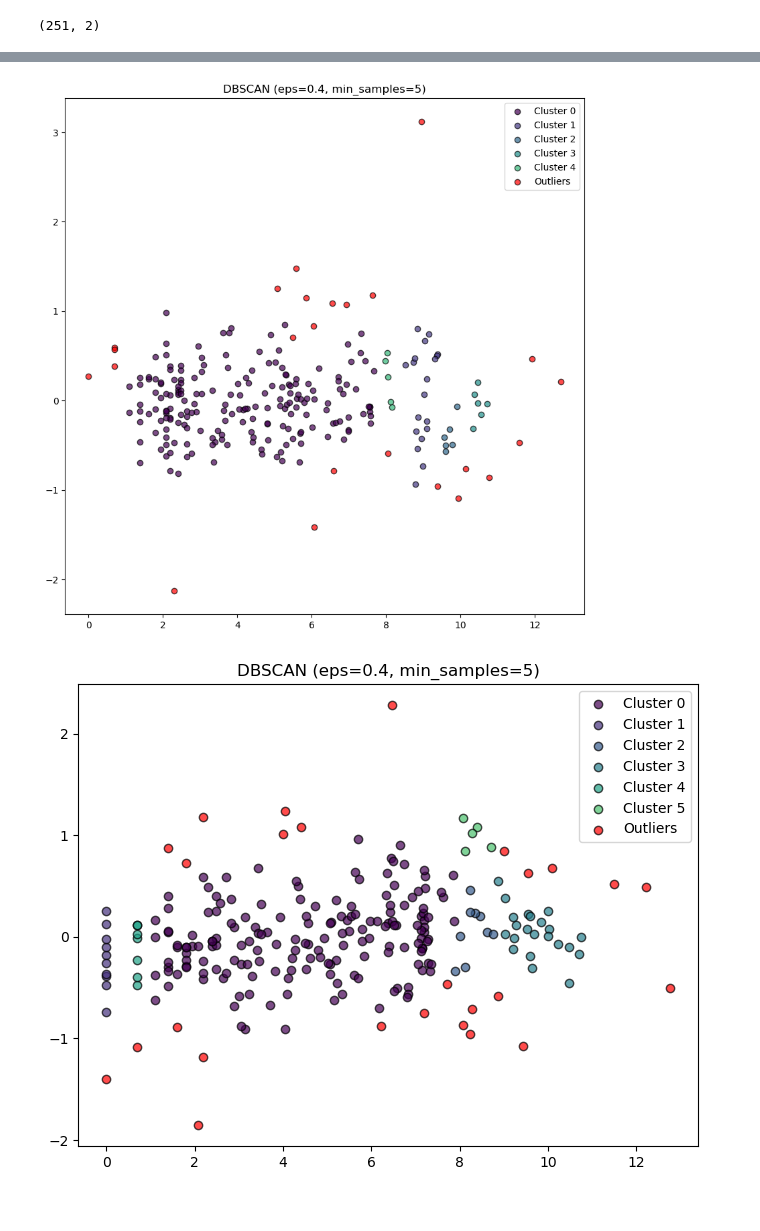
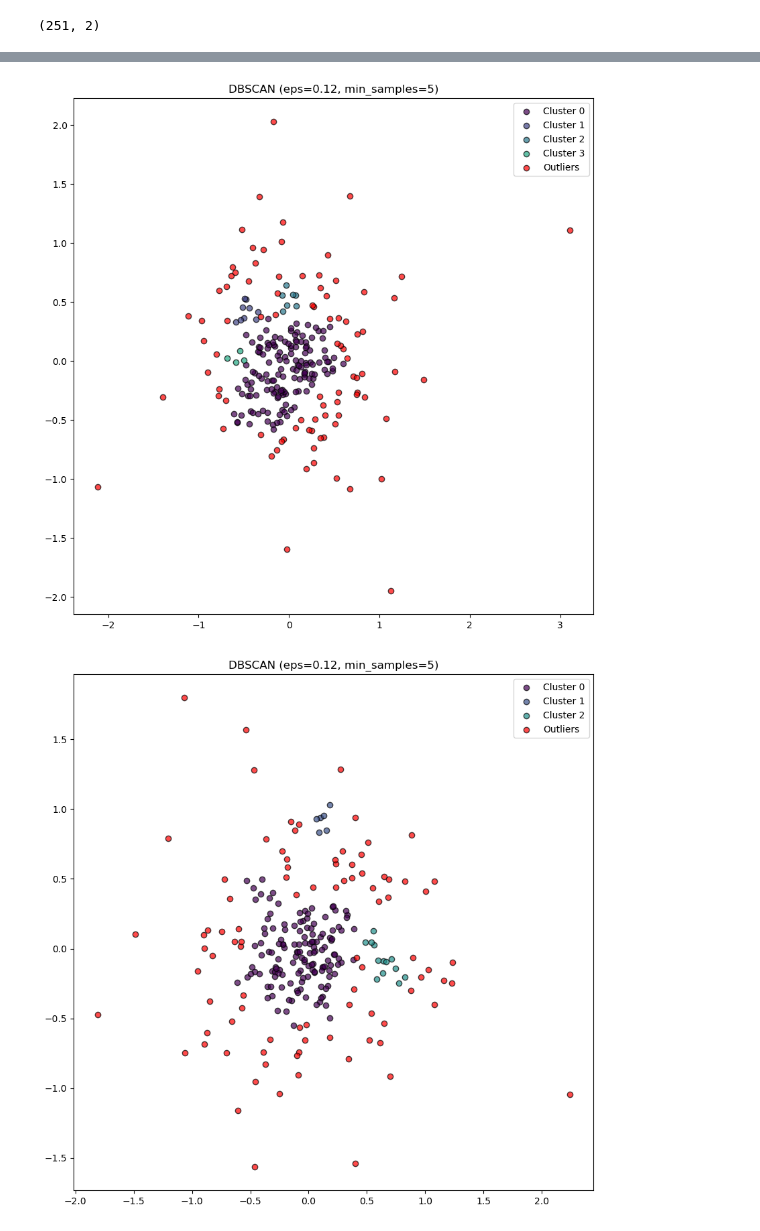
Before and after one commit to vikwaran03/DSC180B_Q2, a Jupyter notebook: Q2_Prep/node2vec.ipynb, the cells around one changed output, grey strips where cells are left out. Drawn from its saved outputs; the diff is of its cells as text; code cells hidden in the pictures.

```diff
--- a/Q2_Prep/node2vec.ipynb
+++ b/Q2_Prep/node2vec.ipynb
@@ -117,6 +163,12 @@ Epoch: 100, Loss: 1.4474
+# %%
+normalized_ec_feats = ec_feats.clone()
+normalized_ec_feats[:, 0] = log_normalize_tensor(ec_feats[:, 0])
+
+normalized_hsr_feats = hsr_feats.clone()
+normalized_hsr_feats[:, 0] = log_normalize_tensor(hsr_feats[:, 0])
 # %%
-ec_feats_and_embeds = torch.cat([ec_embeds, ec_feats], dim=1)
-hsr_feats_and_embeds = torch.cat([hsr_embeds, hsr_feats], dim=1)
+ec_feats_and_embeds = torch.cat([ec_embeds, normalized_ec_feats], dim=1)
+hsr_feats_and_embeds = torch.cat([hsr_embeds, normalized_hsr_feats], dim=1)
 # %%
 pca = PCA(n_components=2)
 ec_pca_embeds = pca.fit_transform(ec_feats_and_embeds)
@@ -150,6 +202,6 @@ plt.show()
 # %%
 X = ec_pca_embeds.copy()
-X[:, 0] = np.log(X[:, 0] - np.min(X[:, 0]) + 1)
+#X[:, 0] = np.log(X[:, 0] - np.min(X[:, 0]) + 1)
 
 plt.figure(figsize=(10,10))
 plt.scatter(X[:, 0], X[:, 1], color='red', label='ecDNA', alpha=0.7)
@@ -162,7 +214,7 @@ plt.show()
 # %%
 def db_cluster(embeds, eps=0.1, min_samples=5, save=False):
     X = embeds.copy()
-    X[:, 0] = np.log(X[:, 0] - np.min(X[:, 0]) + 1)
+    #X[:, 0] = np.log(X[:, 0] - np.min(X[:, 0]) + 1)
 
     dbscan = DBSCAN(eps=eps, min_samples=min_samples)
     db_labels = dbscan.fit_predict(X)
@@ -191,13 +243,13 @@ def db_cluster(embeds, eps=0.1, min_samples=5, save=False):
 
     return db_labels
 # %%
-ec_db_labels = db_cluster(ec_pca_embeds, eps=0.4, min_samples=5, save=True)
+ec_db_labels = db_cluster(ec_pca_embeds, eps=0.12, min_samples=5, save=True)
 # %% [output]
-[figure, old version]
+[figure, new version]
 # %%
-hsr_db_labels = db_cluster(hsr_pca_embeds, eps=0.4, min_samples=5)
+hsr_db_labels = db_cluster(hsr_pca_embeds, eps=0.12, min_samples=5)
 # %% [output]
-[figure, old version]
+[figure, new version]
 # %%
 def compute_node_properties(data):
     G = to_networkx(data, to_undirected=True)
```
Also changed, not shown: parts of 22 cells of this notebook, 10 other files.
